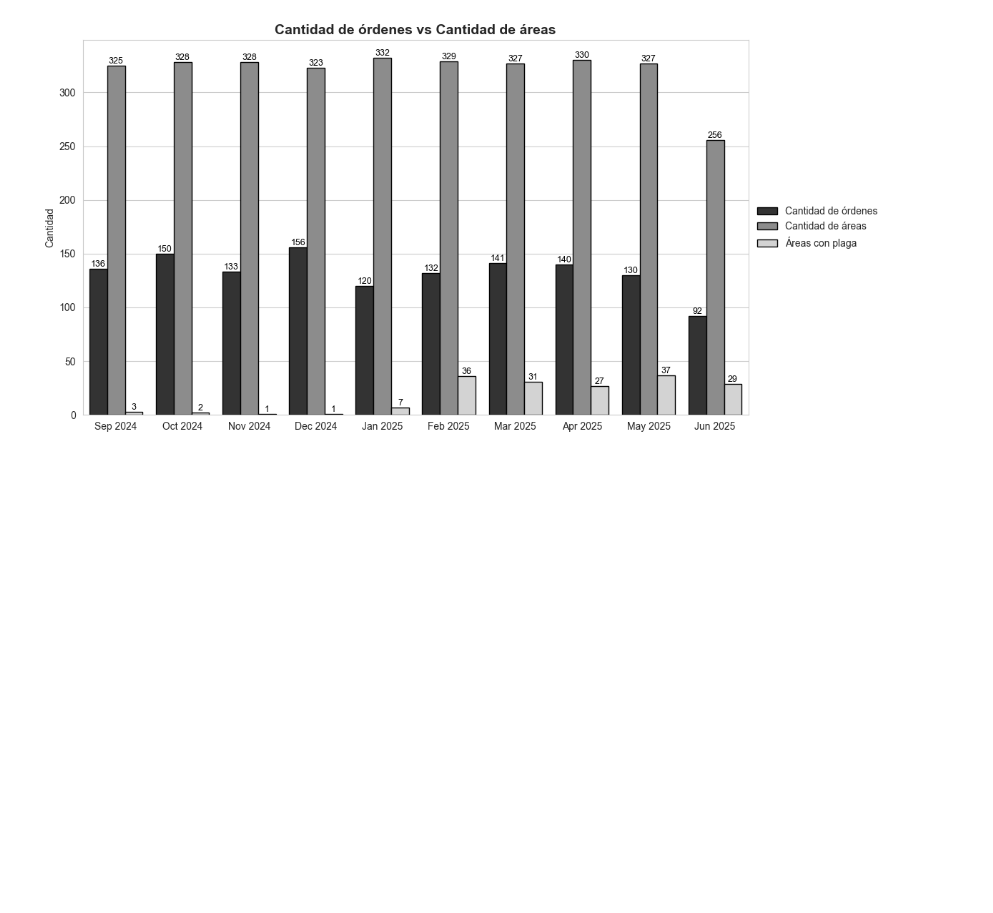
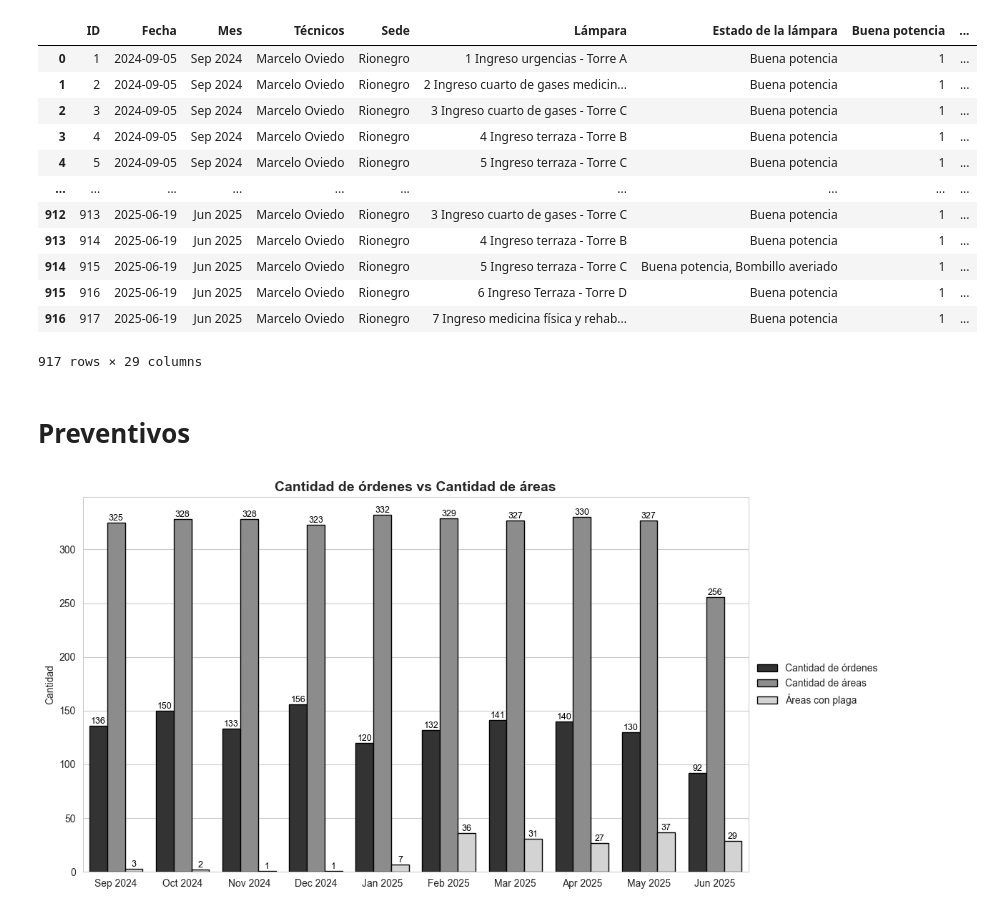
Before and after one commit to juanpaat/Serviplagas, a Jupyter notebook: Notebook.ipynb, the cells around one changed output. Drawn from its saved outputs; the diff is of its cells as text; code cells hidden in the pictures; blank space fills up the shorter version.

```diff
--- a/Notebook.ipynb
+++ b/Notebook.ipynb
@@ -17 +26,19 @@ df_limpio = transform_preventivos_df(df)
+# %%
+df_lamparas
+# %% [output]
+|  | ID | Fecha | Mes | Técnicos | Sede | Lámpara | Estado de la lámpara | Buena potencia | ... |
+| 0 | 1 | 2024-09-05 | Sep 2024 | Marcelo Oviedo | Rionegro | 1 Ingreso urgencias - Torre A | Buena potencia | 1 | ... |
+| 1 | 2 | 2024-09-05 | Sep 2024 | Marcelo Oviedo | Rionegro | 2 Ingreso cuarto de gases medicin... | Buena potencia | 1 | ... |
+| 2 | 3 | 2024-09-05 | Sep 2024 | Marcelo Oviedo | Rionegro | 3 Ingreso cuarto de gases - Torre C | Buena potencia | 1 | ... |
+| 3 | 4 | 2024-09-05 | Sep 2024 | Marcelo Oviedo | Rionegro | 4 Ingreso terraza - Torre B | Buena potencia | 1 | ... |
+| 4 | 5 | 2024-09-05 | Sep 2024 | Marcelo Oviedo | Rionegro | 5 Ingreso terraza - Torre C | Buena potencia | 1 | ... |
+| ... | ... | ... | ... | ... | ... | ... | ... | ... | ... |
+| 912 | 913 | 2025-06-19 | Jun 2025 | Marcelo Oviedo | Rionegro | 3 Ingreso cuarto de gases - Torre C | Buena potencia | 1 | ... |
+| 913 | 914 | 2025-06-19 | Jun 2025 | Marcelo Oviedo | Rionegro | 4 Ingreso terraza - Torre B | Buena potencia | 1 | ... |
+| 914 | 915 | 2025-06-19 | Jun 2025 | Marcelo Oviedo | Rionegro | 5 Ingreso terraza - Torre C | Buena potencia, Bombillo averiado | 1 | ... |
+| 915 | 916 | 2025-06-19 | Jun 2025 | Marcelo Oviedo | Rionegro | 6 Ingreso Terraza - Torre D | Buena potencia | 1 | ... |
+| 916 | 917 | 2025-06-19 | Jun 2025 | Marcelo Oviedo | Rionegro | 7 Ingreso medicina física y rehab... | Buena potencia | 1 | ... |
+917 rows × 29 columns
+# %% [markdown]
+# Preventivos
 # %%
```
Also changed, not shown: parts of 10 cells of this notebook, 8 other files.
